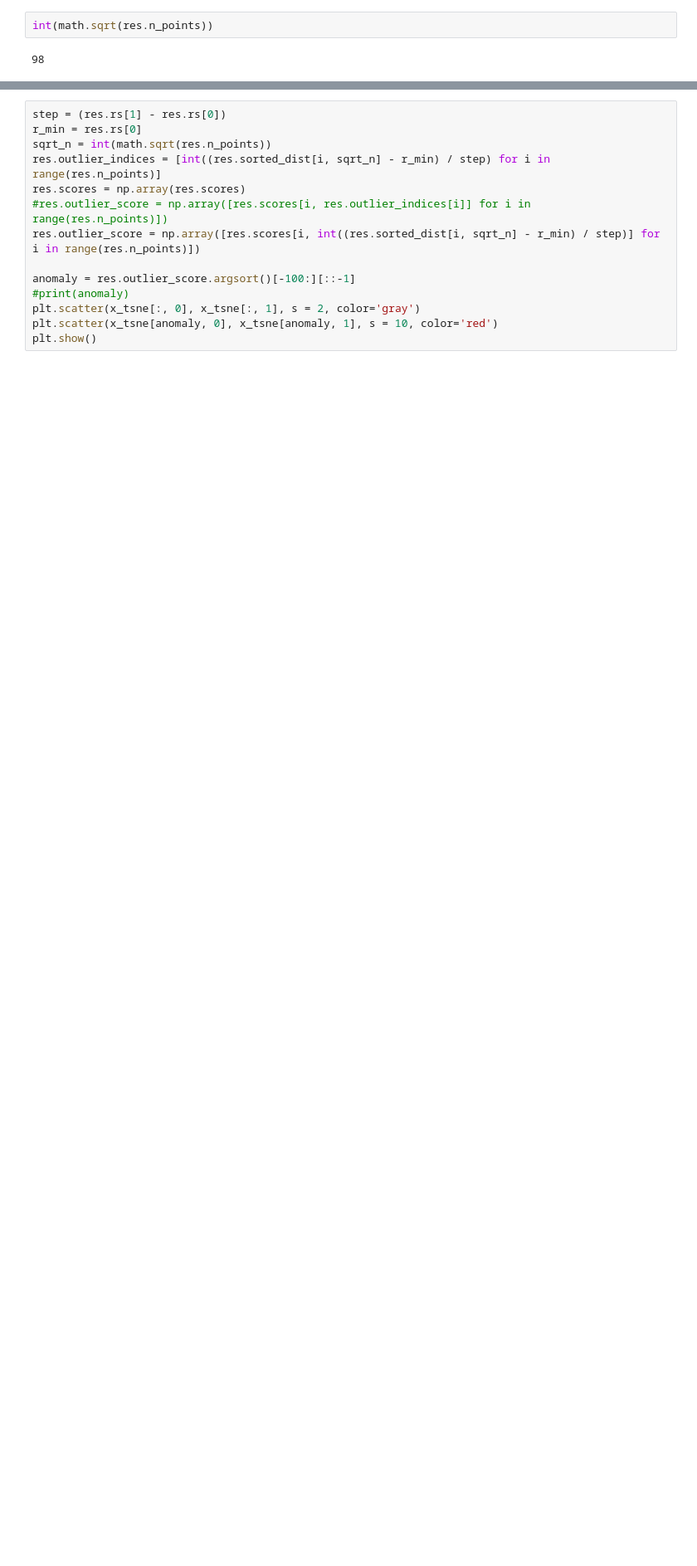
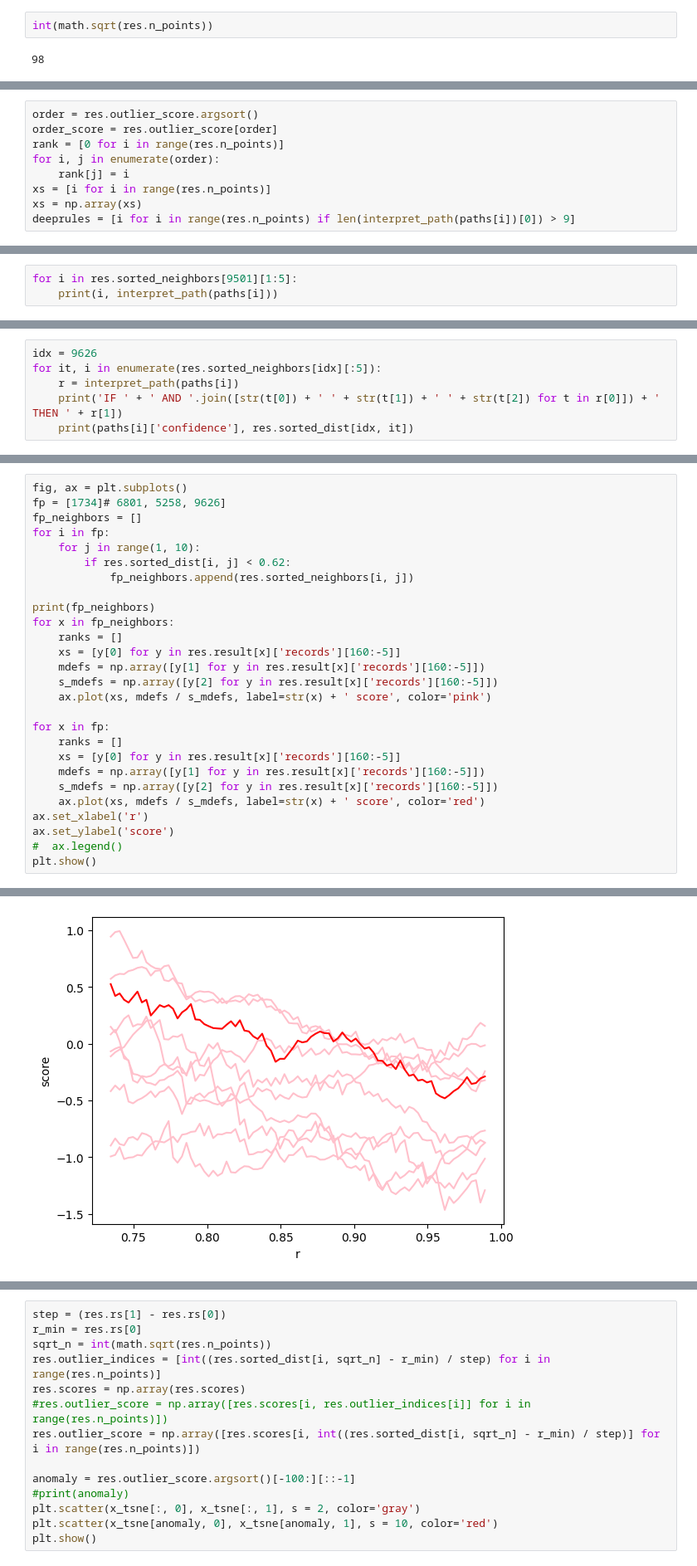
Before and after one commit to swordsbird/ScalableMatrix, a Jupyter notebook: experiment/loci/test.ipynb, the cells around one changed output, grey strips where cells are left out. Shown at 83% size. Cells and saved outputs as stored; diff of their text form; blank space fills up the shorter version.

```diff
--- a/experiment/loci/test.ipynb
+++ b/experiment/loci/test.ipynb
@@ -327,0 +410,9 @@ plt.show()
+# %%
+order = res.outlier_score.argsort()
+order_score = res.outlier_score[order]
+rank = [0 for i in range(res.n_points)]
+for i, j in enumerate(order):
+    rank[j] = i
+xs = [i for i in range(res.n_points)]
+xs = np.array(xs)
+deeprules = [i for i in range(res.n_points) if len(interpret_path(paths[i])[0]) > 9]
@@ -327,0 +427,3 @@ plt.show()
+# %%
+for i in res.sorted_neighbors[9501][1:5]:
+    print(i, interpret_path(paths[i]))
@@ -327,0 +445,6 @@ plt.show()
+# %%
+idx = 9626
+for it, i in enumerate(res.sorted_neighbors[idx][:5]):
+    r = interpret_path(paths[i])
+    print('IF ' + ' AND '.join([str(t[0]) + ' ' + str(t[1]) + ' ' + str(t[2]) for t in r[0]]) + ' THEN ' + r[1])
+    print(paths[i]['confidence'], res.sorted_dist[idx, it])
@@ -327,0 +462,28 @@ plt.show()
+# %%
+fig, ax = plt.subplots()
+fp = [1734]# 6801, 5258, 9626]
+fp_neighbors = []
+for i in fp:
+    for j in range(1, 10):
+        if res.sorted_dist[i, j] < 0.62:
+            fp_neighbors.append(res.sorted_neighbors[i, j])
+
+print(fp_neighbors)
+for x in fp_neighbors:
+    ranks = []
+    xs = [y[0] for y in res.result[x]['records'][160:-5]]
+    mdefs = np.array([y[1] for y in res.result[x]['records'][160:-5]])
+    s_mdefs = np.array([y[2] for y in res.result[x]['records'][160:-5]])
+    ax.plot(xs, mdefs / s_mdefs, label=str(x) + ' score', color='pink')
+
+for x in fp:
+    ranks = []
+    xs = [y[0] for y in res.result[x]['records'][160:-5]]
+    mdefs = np.array([y[1] for y in res.result[x]['records'][160:-5]])
+    s_mdefs = np.array([y[2] for y in res.result[x]['records'][160:-5]])
+    ax.plot(xs, mdefs / s_mdefs, label=str(x) + ' score', color='red')
+ax.set_xlabel('r')
+ax.set_ylabel('score')
+#  ax.legend()
+plt.show()
+# %% [output]
@@ -327,0 +491 @@ plt.show()
+[figure, added]
```
Also changed, not shown: parts of 63 cells of this notebook, 5 other files.
